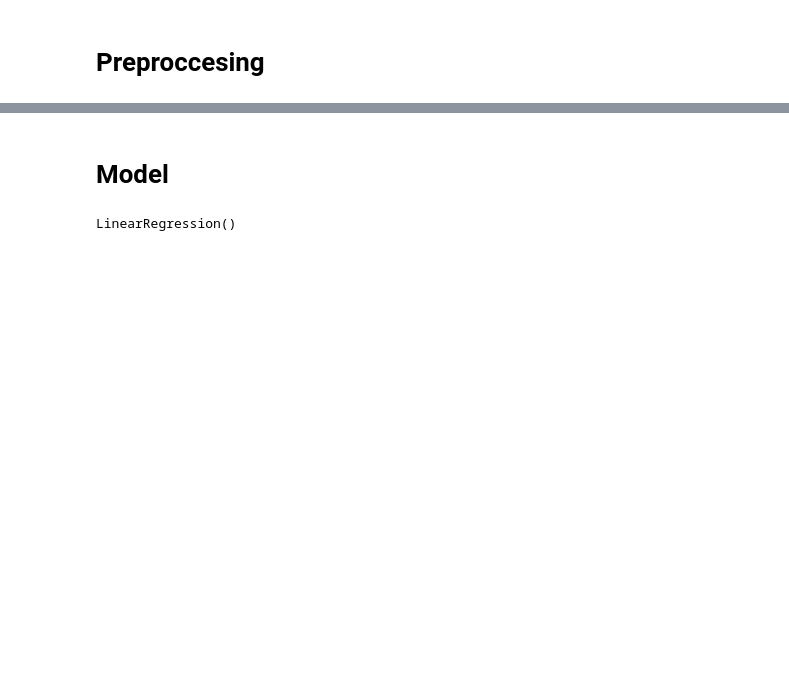
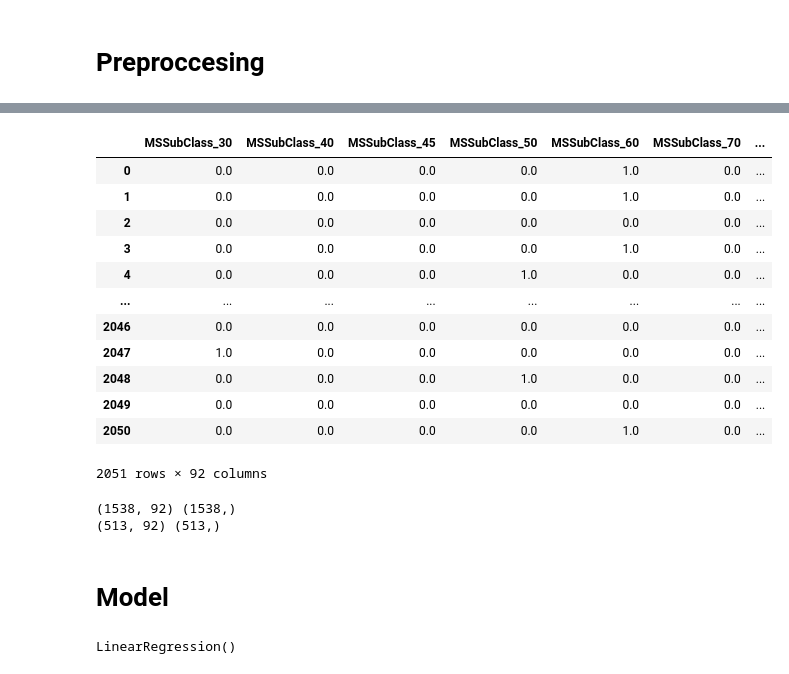
Before and after one commit to johngilheany/ames_home_price, a Jupyter notebook: starter_code.ipynb, the cells around one changed output, grey strips where cells are left out. Saved outputs shown, nothing was run; the diff lists cells and outputs as text; code cells hidden in the pictures; blank space fills up the shorter version.

```diff
--- a/starter_code.ipynb
+++ b/starter_code.ipynb
@@ -360,0 +330,9 @@ X_test.shape, y_test.shape
+# %%
+# Convert variables to categorical with OHE
+oh = OneHotEncoder(sparse = False, drop = 'first')
+housing_init_dummy_oh = oh.fit_transform(housing_init_dummy)
+housing_xvars_oh = pd.concat([housing_init_dummy_oh, housing_init_num], axis=1)
+# housing_init_dummy = pd.get_dummies(housing_init_dummy, drop_first = True)
+# housing_init_dummy
+# pd.DataFrame(housing_init_dummy_oh)
+# housing_init_dummy_oh.shape
@@ -360,0 +373,18 @@ X_test.shape, y_test.shape
+# %%
+housing_xvars_oh = pd.concat([pd.DataFrame(housing_init_dummy_oh, columns = oh.get_feature_names_out()), housing_init_num], axis=1)
+# %%
+housing_xvars_oh
+# %% [output]
+|  | MSSubClass_30 | MSSubClass_40 | MSSubClass_45 | MSSubClass_50 | MSSubClass_60 | MSSubClass_70 | ... |
+| 0 | 0.0 | 0.0 | 0.0 | 0.0 | 1.0 | 0.0 | ... |
+| 1 | 0.0 | 0.0 | 0.0 | 0.0 | 1.0 | 0.0 | ... |
+| 2 | 0.0 | 0.0 | 0.0 | 0.0 | 0.0 | 0.0 | ... |
+| 3 | 0.0 | 0.0 | 0.0 | 0.0 | 1.0 | 0.0 | ... |
+| 4 | 0.0 | 0.0 | 0.0 | 1.0 | 0.0 | 0.0 | ... |
+| ... | ... | ... | ... | ... | ... | ... | ... |
+| 2046 | 0.0 | 0.0 | 0.0 | 0.0 | 0.0 | 0.0 | ... |
+| 2047 | 1.0 | 0.0 | 0.0 | 0.0 | 0.0 | 0.0 | ... |
+| 2048 | 0.0 | 0.0 | 0.0 | 1.0 | 0.0 | 0.0 | ... |
+| 2049 | 0.0 | 0.0 | 0.0 | 0.0 | 0.0 | 0.0 | ... |
+| 2050 | 0.0 | 0.0 | 0.0 | 0.0 | 1.0 | 0.0 | ... |
+2051 rows × 92 columns
@@ -361,3 +396,11 @@ X_test.shape, y_test.shape
+# %%
+# TTS
+X_train, X_test, y_train, y_test = train_test_split(X, y, random_state = 95)
+print(X_train.shape, y_train.shape)
+print(X_test.shape, y_test.shape)
+# %% [output]
+(1538, 92) (1538,)
+(513, 92) (513,)
 # %% [markdown]
 # Model
 # %%
```
Also changed, not shown: parts of 27 cells of this notebook.
